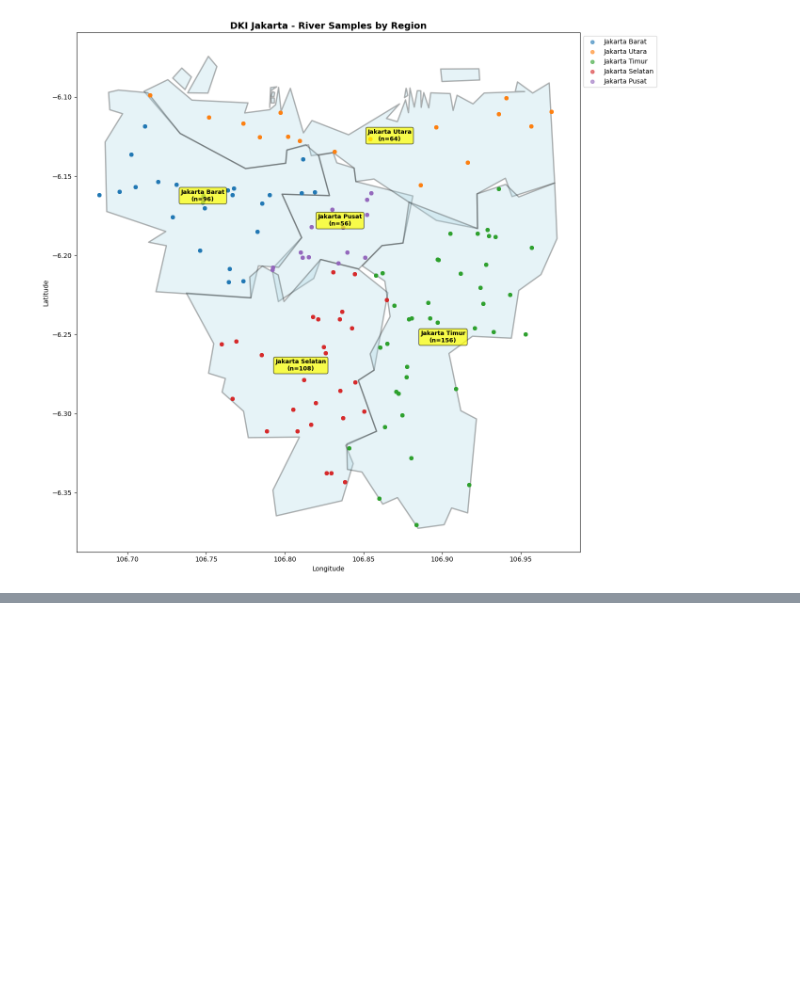
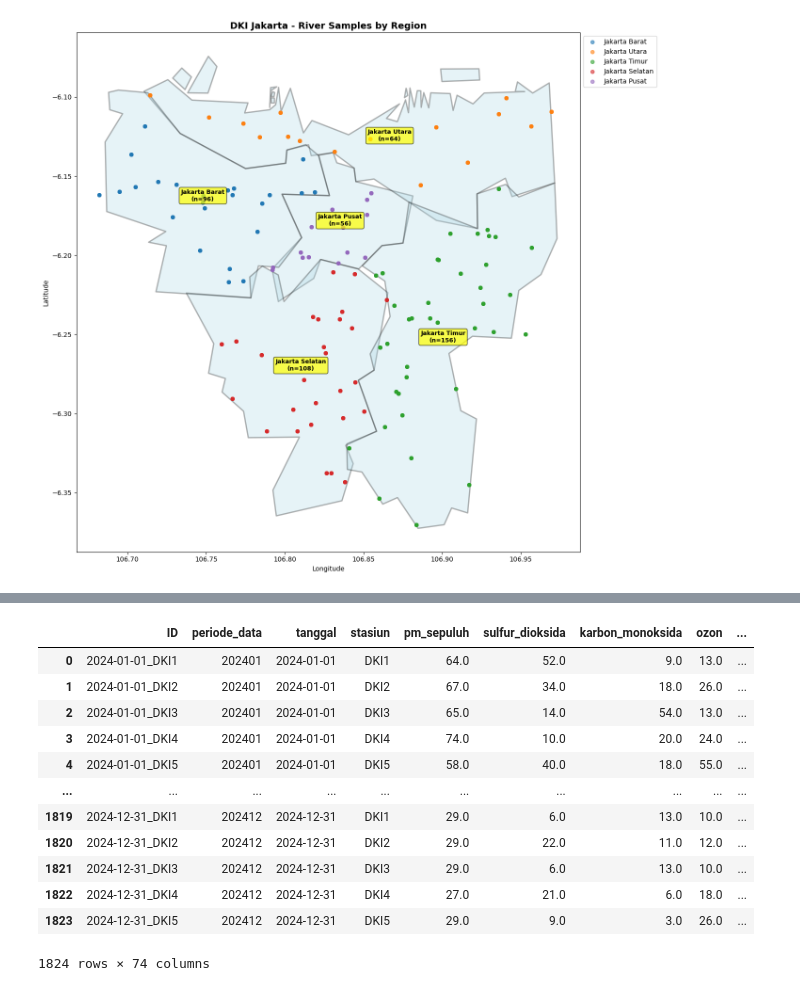
Before and after one commit to DanishRitonga/datavidia-penyisihan, a Jupyter notebook: main.ipynb, the cells around one changed output, grey strips where cells are left out. Saved outputs shown, nothing was run; the diff lists cells and outputs as text; code cells hidden in the pictures; blank space fills up the shorter version.

```diff
--- a/main.ipynb
+++ b/main.ipynb
@@ -642,0 +705,16 @@ sungai_df_with_region
+# %%
+ispu_river_df
+# %% [output]
+|  | ID | periode_data | tanggal | stasiun | pm_sepuluh | sulfur_dioksida | karbon_monoksida | ozon | ... |
+| 0 | 2024-01-01_DKI1 | 202401 | 2024-01-01 | DKI1 | 64.0 | 52.0 | 9.0 | 13.0 | ... |
+| 1 | 2024-01-01_DKI2 | 202401 | 2024-01-01 | DKI2 | 67.0 | 34.0 | 18.0 | 26.0 | ... |
+| 2 | 2024-01-01_DKI3 | 202401 | 2024-01-01 | DKI3 | 65.0 | 14.0 | 54.0 | 13.0 | ... |
+| 3 | 2024-01-01_DKI4 | 202401 | 2024-01-01 | DKI4 | 74.0 | 10.0 | 20.0 | 24.0 | ... |
+| 4 | 2024-01-01_DKI5 | 202401 | 2024-01-01 | DKI5 | 58.0 | 40.0 | 18.0 | 55.0 | ... |
+| ... | ... | ... | ... | ... | ... | ... | ... | ... | ... |
+| 1819 | 2024-12-31_DKI1 | 202412 | 2024-12-31 | DKI1 | 29.0 | 6.0 | 13.0 | 10.0 | ... |
+| 1820 | 2024-12-31_DKI2 | 202412 | 2024-12-31 | DKI2 | 29.0 | 22.0 | 11.0 | 12.0 | ... |
+| 1821 | 2024-12-31_DKI3 | 202412 | 2024-12-31 | DKI3 | 29.0 | 6.0 | 13.0 | 10.0 | ... |
+| 1822 | 2024-12-31_DKI4 | 202412 | 2024-12-31 | DKI4 | 27.0 | 21.0 | 6.0 | 18.0 | ... |
+| 1823 | 2024-12-31_DKI5 | 202412 | 2024-12-31 | DKI5 | 29.0 | 9.0 | 3.0 | 26.0 | ... |
+1824 rows × 74 columns
```
Also changed, not shown: parts of 16 cells of this notebook.
